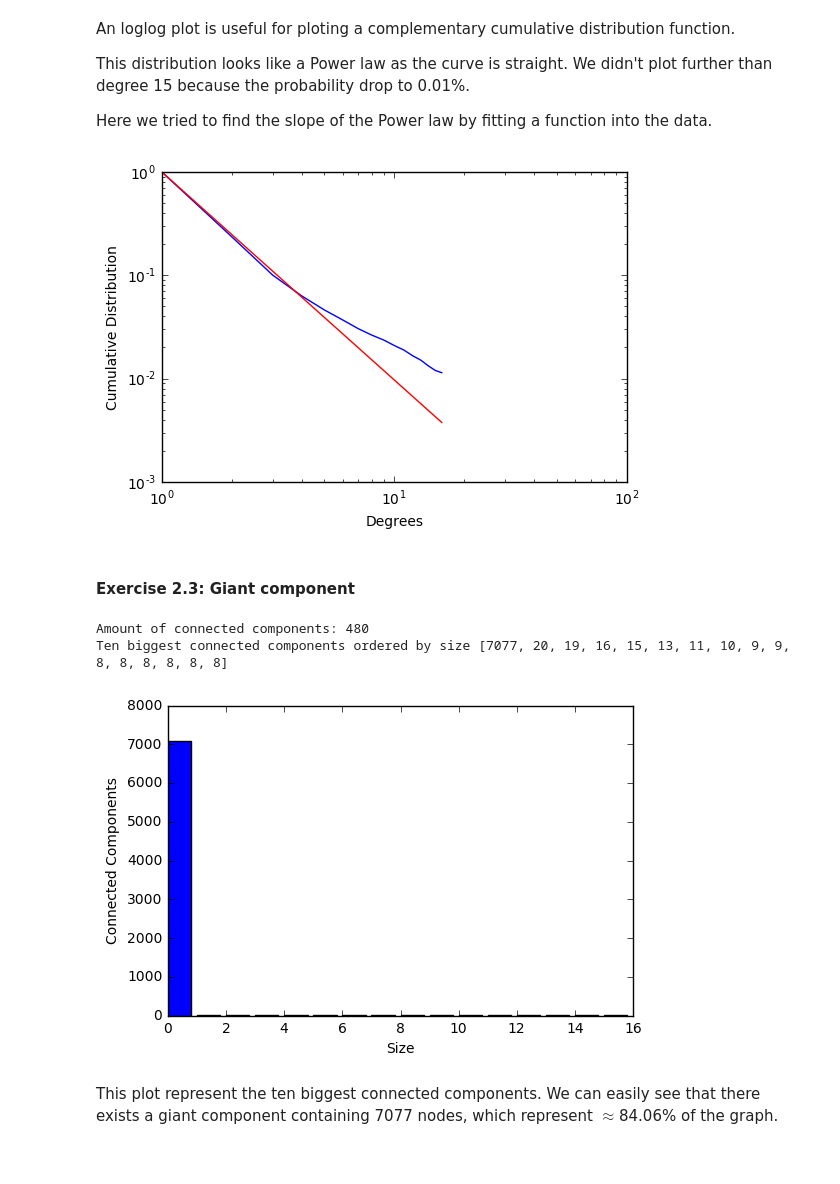
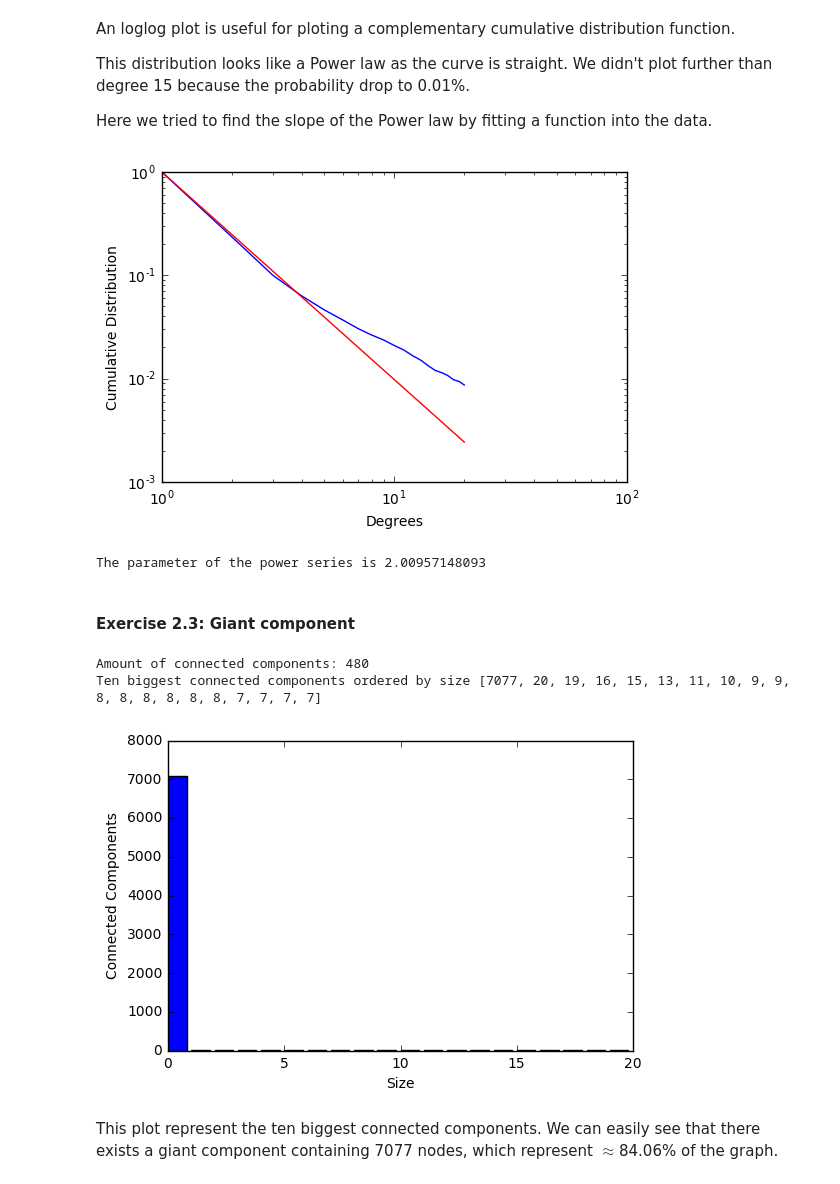
Before and after one commit to jeanbaptistebeau/Internet-Analytics-Notebooks, a Jupyter notebook: lab2/notebooks/ix-lab2-notebook-part1.ipynb, the cells around one changed output. Drawn from its saved outputs; the diff is of its cells as text; code cells hidden in the pictures.

```diff
--- a/lab2/notebooks/ix-lab2-notebook-part1.ipynb
+++ b/lab2/notebooks/ix-lab2-notebook-part1.ipynb
@@ -57,20 +57,18 @@ def compute_deg_dist(graph):
     deg_distr = Counter()
     for deg in degrees.values():
         deg_distr[deg] += 1
-    deg_distr = {k: (deg_distr[k] / len(degrees.keys())) for k in deg_distr.keys()}
-    return deg_distr
+    cumulative = np.zeros(len(deg_distr))
+    cumulative[0] = deg_distr[0]
+    for i in range(1, len(cumulative)):
+        cumulative[i] = deg_distr[i] + cumulative[i-1]
+    return np.array(list(deg_distr.keys())), 1 - cumulative / len(graph)
 # %%
-deg_distr = compute_deg_dist(G1)
-N = 16
-aggreg = np.zeros(N)
-
-for i in range(1, N):
-    aggreg[i] = deg_distr[i] + aggreg[i-1]
-aggreg = 1-aggreg
+degs, counts = compute_deg_dist(G1)
+N = 20
 
 fig, ax = plt.subplots()
-x = list(deg_distr.keys())[:N]
-y = aggreg
+x = degs[:N]
+y = counts[:N]
 plt.loglog(x, y)
 ax.xaxis.set_label_text("Degrees")
 ax.yaxis.set_label_text("Cumulative Distribution")
@@ -85,19 +83,21 @@ This distribution looks like a Power law as the curve is straight. We didn't plo
 Here we tried to find the slope of the Power law by fitting a function into the data.
 # %%
 from scipy.optimize import curve_fit
-def myExp(x, a):
-    return np.power(x, -a)
 
-popt, pcov = curve_fit(myExp, np.array(x[:N]), np.array(y[:N]))
+power_series = lambda x, a: np.power(x, -a)
+
+popt, pcov = curve_fit(power_series, x, y)
 fig, ax = plt.subplots()
 ax.semilogy(x, y)
 gen_data = np.power(x, -popt[0])
-ax.loglog(x[:len(gen_data)],gen_data, color='r')
+ax.loglog(x, gen_data, color='r')
 ax.xaxis.set_label_text("Degrees")
 ax.yaxis.set_label_text("Cumulative Distribution")
 plt.show()
+print("The parameter of the power series is", popt[0])
 # %% [output]
-[figure, old version]
+[figure, new version]
+The parameter of the power series is 2.00957148093
 # %% [markdown]
 #### Exercise 2.3: Giant component
 # %%
@@ -114,8 +114,8 @@ ax.yaxis.set_label_text("Connected Components")
 plt.show()
 # %% [output]
 Amount of connected components: 480
-Ten biggest connected components ordered by size [7077, 20, 19, 16, 15, 13, 11, 10, 9, 9, 8, 8, 8, 8, 8, 8]
+Ten biggest connected components ordered by size [7077, 20, 19, 16, 15, 13, 11, 10, 9, 9, 8, 8, 8, 8, 8, 8, 7, 7, 7, 7]
-[figure, old version]
+[figure, new version]
 # %% [markdown]
 This plot represent the ten biggest connected components. We can easily see that there exists a giant component containing 7077 nodes, which represent $\approx$84.06% of the graph.
 # %% [markdown]
```
Also changed, not shown: parts of 1 cell of this notebook.
